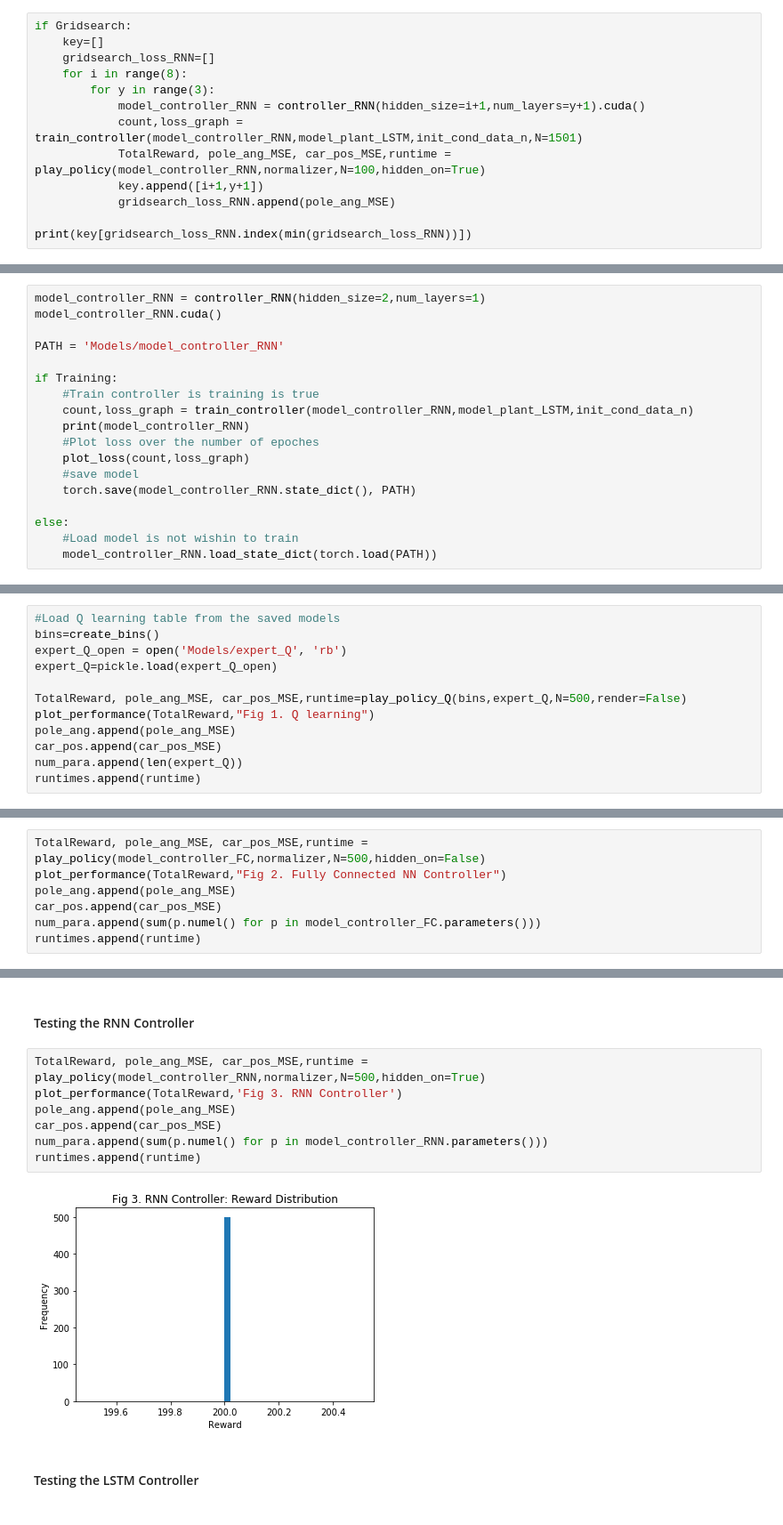
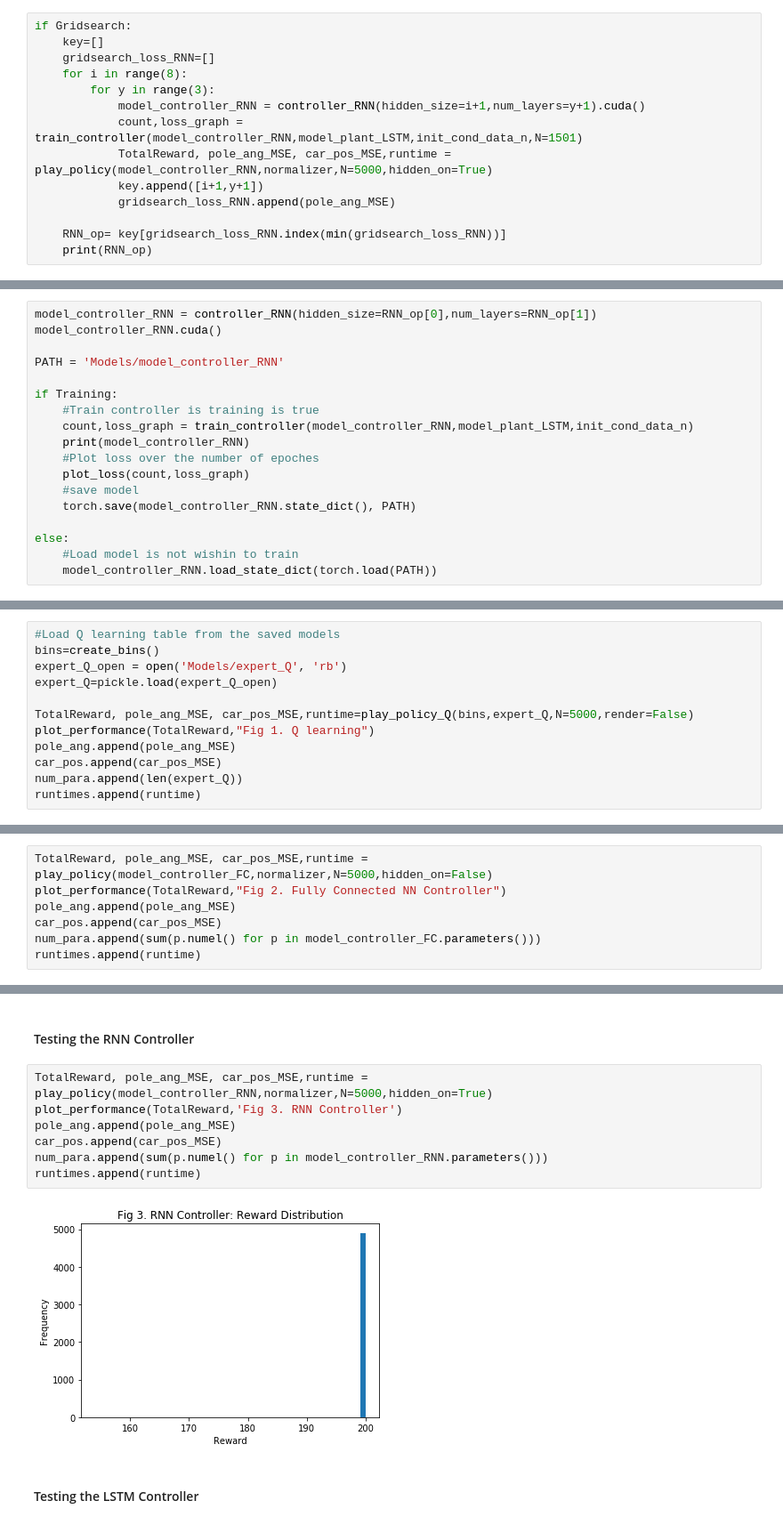
Before and after one commit to LillyYu2019/MIE1516_NN_for_Controls, a Jupyter notebook: Final Report - Controller Training.ipynb, the cells around one changed output, grey strips where cells are left out. Shown at 89% size. Drawn from its saved outputs; the diff is of its cells as text.

```diff
--- a/Final Report - Controller Training.ipynb
+++ b/Final Report - Controller Training.ipynb
@@ -621,9 +654,10 @@ if Gridsearch:
         for y in range(3):
             model_controller_RNN = controller_RNN(hidden_size=i+1,num_layers=y+1).cuda()
             count,loss_graph = train_controller(model_controller_RNN,model_plant_LSTM,init_cond_data_n,N=1501)
-            TotalReward, pole_ang_MSE, car_pos_MSE,runtime = play_policy(model_controller_RNN,normalizer,N=100,hidden_on=True)
+            TotalReward, pole_ang_MSE, car_pos_MSE,runtime = play_policy(model_controller_RNN,normalizer,N=5000,hidden_on=True)
             key.append([i+1,y+1])
             gridsearch_loss_RNN.append(pole_ang_MSE)
 
-print(key[gridsearch_loss_RNN.index(min(gridsearch_loss_RNN))])
+    RNN_op= key[gridsearch_loss_RNN.index(min(gridsearch_loss_RNN))]
+    print(RNN_op)
 # %% [output]
@@ -631,5 +666,5 @@ print(key[gridsearch_loss_RNN.index(min(gridsearch_loss_RNN))])
 # %%
-model_controller_RNN = controller_RNN(hidden_size=2,num_layers=1)
+model_controller_RNN = controller_RNN(hidden_size=RNN_op[0],num_layers=RNN_op[1])
 model_controller_RNN.cuda()
 
 PATH = 'Models/model_controller_RNN'
@@ -716,7 +752,7 @@ bins=create_bins()
 expert_Q_open = open('Models/expert_Q', 'rb')
 expert_Q=pickle.load(expert_Q_open)
 
-TotalReward, pole_ang_MSE, car_pos_MSE,runtime=play_policy_Q(bins,expert_Q,N=500,render=False)
+TotalReward, pole_ang_MSE, car_pos_MSE,runtime=play_policy_Q(bins,expert_Q,N=5000,render=False)
 plot_performance(TotalReward,"Fig 1. Q learning")
 pole_ang.append(pole_ang_MSE)
 car_pos.append(car_pos_MSE)
@@ -727,7 +763,7 @@ runtimes.append(runtime)
 # %% [markdown]
 #### Testing the Fully Connected NN Controller
 # %%
-TotalReward, pole_ang_MSE, car_pos_MSE,runtime = play_policy(model_controller_FC,normalizer,N=500,hidden_on=False)
+TotalReward, pole_ang_MSE, car_pos_MSE,runtime = play_policy(model_controller_FC,normalizer,N=5000,hidden_on=False)
 plot_performance(TotalReward,"Fig 2. Fully Connected NN Controller")
 pole_ang.append(pole_ang_MSE)
 car_pos.append(car_pos_MSE)
@@ -738,14 +774,14 @@ runtimes.append(runtime)
 # %% [markdown]
 #### Testing the RNN Controller
 # %%
-TotalReward, pole_ang_MSE, car_pos_MSE,runtime = play_policy(model_controller_RNN,normalizer,N=500,hidden_on=True)
+TotalReward, pole_ang_MSE, car_pos_MSE,runtime = play_policy(model_controller_RNN,normalizer,N=5000,hidden_on=True)
 plot_performance(TotalReward,'Fig 3. RNN Controller')
 pole_ang.append(pole_ang_MSE)
 car_pos.append(car_pos_MSE)
 num_para.append(sum(p.numel() for p in model_controller_RNN.parameters()))
 runtimes.append(runtime)
 # %% [output]
-[figure, old version]
+[figure, new version]
 # %% [markdown]
 #### Testing the LSTM Controller
 # %%
```
Also changed, not shown: parts of 20 cells of this notebook.
